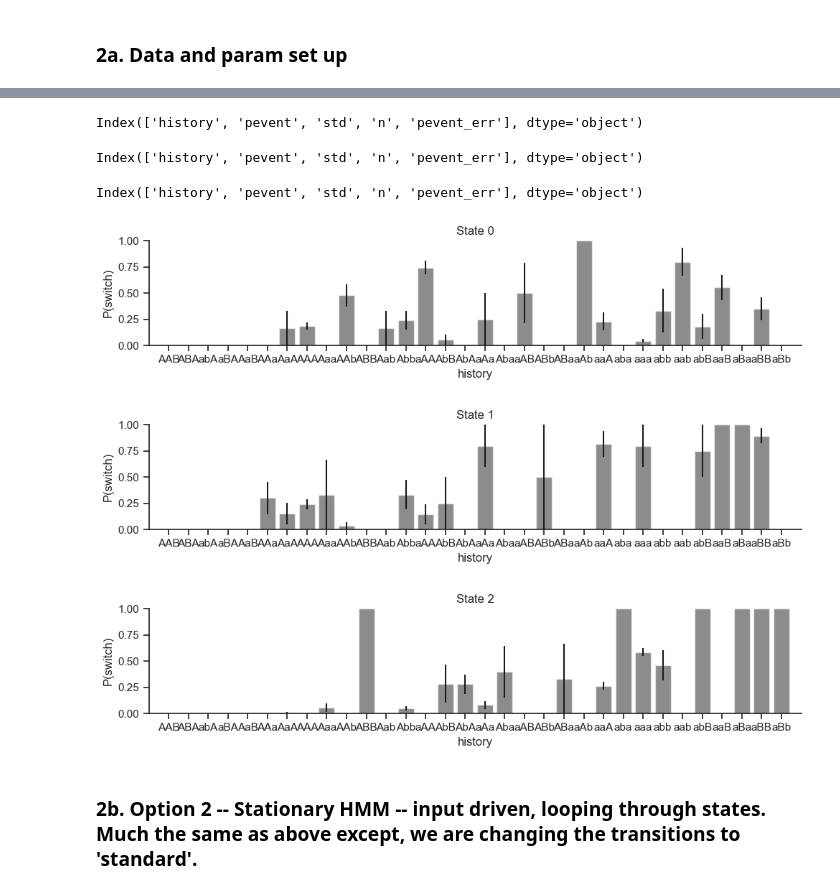
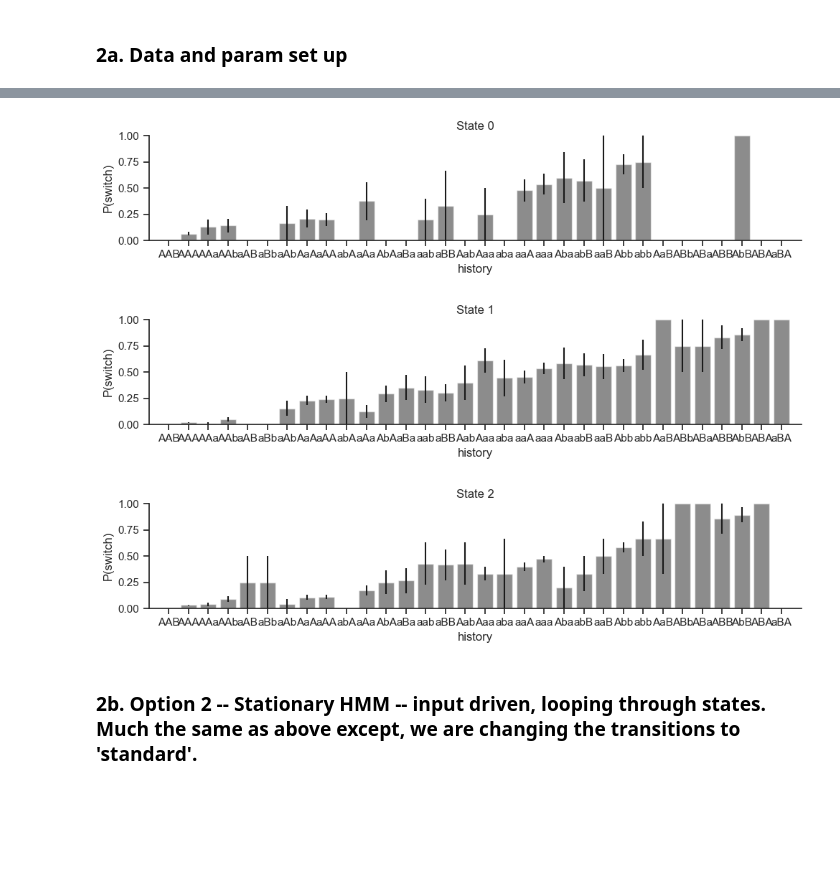
Before and after one commit to celiaberon/behavior-helpers, a Jupyter notebook: notebooks/multi-glm-hmm.ipynb, the cells around one changed output, grey strips where cells are left out. Drawn from its saved outputs; the diff is of its cells as text; code cells hidden in the pictures; blank space fills up the shorter version.

```diff
--- a/notebooks/multi-glm-hmm.ipynb
+++ b/notebooks/multi-glm-hmm.ipynb
@@ -243,0 +207,3 @@ from bh.visualization import plot_trials as pts
+# %%
+mouse_models['all'].acc = {'test': mouse_models['all'].predict_choice(accuracy=True, verbose=True, policy='prob_match')}
+mouse_models['all'].acc
@@ -243,0 +280,13 @@ from bh.visualization import plot_trials as pts
+# %%
+fig, ax = plt.subplots()
+sns.histplot(data=tmp.sort_values(by='seq'), x='iInBlock', hue='seq', element='step', bins=range(21), multiple='stack', stat='probability', ax=ax)
+ax.set_xticks(np.arange(20, step=5))
+ax.set(xlabel='Block position')
+sns.despine()
+
+for i in range(n_states):
+    fig, ax = plt.subplots()
+    sns.histplot(data=tmp.query('model_state==@i').sort_values(by='seq'), x='iInBlock', hue='seq', element='step', bins=range(21), multiple='stack', stat='probability', ax=ax)
+    ax.set_xticks(np.arange(20, step=5))
+    ax.set(xlabel='Block position')
+    sns.despine()
@@ -243,0 +297,3 @@ from bh.visualization import plot_trials as pts
+# %%
+tmp['iInBlock'] = tmp['nTrial'].map(mouse_models['all'].X_raw.set_index('nTrial')['iInBlock'])
+tmp.head()
@@ -244,8 +325,10 @@ from bh.visualization import plot_trials as pts
 # %%
+from bh.visualization import plot_trials as pts
+
 pooled_policies = pts.calc_conditional_probs(tmp, 3, pred_col='Switch', sortby='pevent')
 x_histories = pooled_policies.history.values
-sess_policies = pts.calc_conditional_probs(tmp, 3, pred_col='Switch', sortby='history', add_grps='model_state', order=x_histories)
+state_policies = pts.calc_conditional_probs(tmp, 3, pred_col='Switch', sortby='history', add_grps='model_state', order=x_histories)
 
 fig, ax = pts.plot_sequences(pooled_policies, alpha=0.5, title='')
-fig, ax = pts.plot_sequence_points(sess_policies, fig=fig, ax=ax, grp='model_state', pal='deep')
+fig, ax = pts.plot_sequence_points(state_policies, fig=fig, ax=ax, grp='model_state', pal='deep')
 # %% [output]
@@ -322,11 +338,7 @@ cond_probs_all_histories
 # %%
-for i in range(3):
-    pooled_policies = pts.calc_conditional_probs(tmp.query('model_state==@i'), 3, pred_col='Switch', sortby='history', order=x_histories)
-    fig, ax = pts.plot_sequences(pooled_policies, alpha=0.5, title=f'State {i}')
+for i in range(n_states):
+    fig, ax = pts.plot_sequences(state_policies.query('model_state==@i'), alpha=0.5, title=f'State {i}')
 # %% [output]
-Index(['history', 'pevent', 'std', 'n', 'pevent_err'], dtype='object')
-Index(['history', 'pevent', 'std', 'n', 'pevent_err'], dtype='object')
-Index(['history', 'pevent', 'std', 'n', 'pevent_err'], dtype='object')
-[figure, old version]
+[figure, new version]
-[figure, old version]
+[figure, new version]
-[figure, old version]
+[figure, new version]
```
Also changed, not shown: parts of 46 cells of this notebook.
